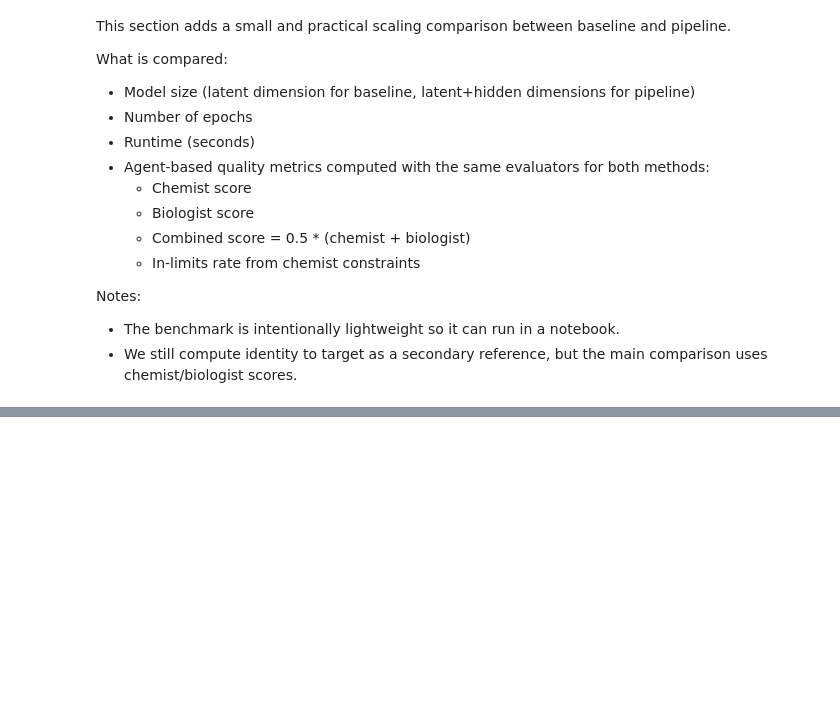
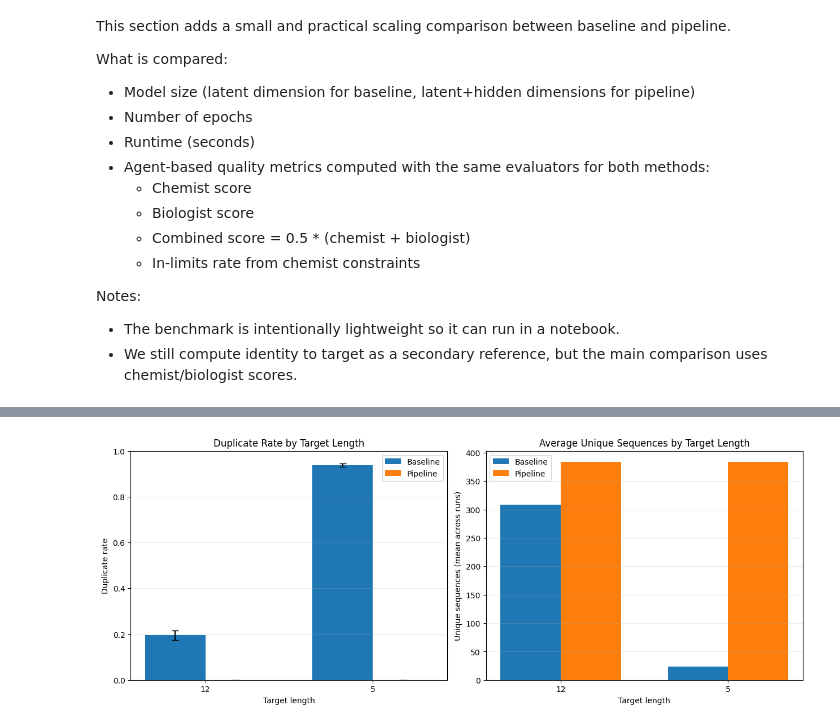
Before and after one commit to Roirtur/multi-expert-peptide-pipeline, a Jupyter notebook: notebooks/experimentation_pipeline_vs_baseline.ipynb, the cells around one changed output, grey strips where cells are left out. Drawn from its saved outputs; the diff is of its cells as text; code cells hidden in the pictures; blank space fills up the shorter version.

```diff
--- a/notebooks/experimentation_pipeline_vs_baseline.ipynb
+++ b/notebooks/experimentation_pipeline_vs_baseline.ipynb
@@ -1078,0 +1775,94 @@ Target Properties:
+# %%
+import matplotlib.pyplot as plt
+import numpy as np
+import pandas as pd
+
+if "hardness_variety_summary_df" not in globals() or hardness_variety_summary_df.empty:
+    print("Run the hard target-length experiment cell first to generate hardness_variety_summary_df.")
+else:
+    variety_plot_df = hardness_variety_summary_df.sort_values("target_length", ascending=False).copy()
+    labels = [str(int(v)) for v in variety_plot_df["target_length"].tolist()]
+    x = np.arange(len(labels))
+    width = 0.36
+
+    baseline_dup_rate = variety_plot_df["baseline_duplicate_rate_mean"].to_numpy(dtype=float)
+    pipeline_dup_rate = variety_plot_df["pipeline_duplicate_rate_mean"].to_numpy(dtype=float)
+    baseline_dup_err = variety_plot_df["baseline_duplicate_rate_std"].fillna(0.0).to_numpy(dtype=float)
+    pipeline_dup_err = variety_plot_df["pipeline_duplicate_rate_std"].fillna(0.0).to_numpy(dtype=float)
+
+    baseline_unique = variety_plot_df["baseline_unique_mean"].to_numpy(dtype=float)
+    pipeline_unique = variety_plot_df["pipeline_unique_mean"].to_numpy(dtype=float)
+
+    fig, axes = plt.subplots(1, 2, figsize=(12.5, 4.8), constrained_layout=True)
+
+    axes[0].bar(
+        x - width / 2,
+        baseline_dup_rate,
+        width,
+        yerr=baseline_dup_err,
+        capsize=4,
+        label="Baseline",
+    )
+    axes[0].bar(
+        x + width / 2,
+        pipeline_dup_rate,
+        width,
+        yerr=pipeline_dup_err,
+        capsize=4,
+        label="Pipeline",
+    )
+    axes[0].set_title("Duplicate Rate by Target Length")
+    axes[0].set_xlabel("Target length")
+    axes[0].set_ylabel("Duplicate rate")
+    axes[0].set_xticks(x)
+    axes[0].set_xticklabels(labels)
+    axes[0].set_ylim(0.0, 1.0)
+    axes[0].grid(axis="y", alpha=0.25)
+    axes[0].legend()
+
+    axes[1].bar(
+        x - width / 2,
+        baseline_unique,
+        width,
+        label="Baseline",
+    )
+    axes[1].bar(
+        x + width / 2,
+        pipeline_unique,
+        width,
+        label="Pipeline",
+    )
+    axes[1].set_title("Average Unique Sequences by Target Length")
+    axes[1].set_xlabel("Target length")
+    axes[1].set_ylabel("Unique sequences (mean across runs)")
+    axes[1].set_xticks(x)
+    axes[1].set_xticklabels(labels)
+    axes[1].grid(axis="y", alpha=0.25)
+    axes[1].legend()
+
+    plt.show()
+
+    method_rows = []
+    for _, row in variety_plot_df.iterrows():
+        target_len = int(row["target_length"])
+        method_rows.append({
+            "target_length": target_len,
+            "method": "baseline",
+            "generated_mean": float(row["baseline_generated_mean"]),
+            "unique_mean": float(row["baseline_unique_mean"]),
+            "duplicate_mean": float(row["baseline_duplicate_mean"]),
+            "duplicate_rate_mean": float(row["baseline_duplicate_rate_mean"]),
+        })
+        method_rows.append({
+            "target_length": target_len,
+            "method": "pipeline",
+            "generated_mean": float(row["pipeline_generated_mean"]),
+            "unique_mean": float(row["pipeline_unique_mean"]),
+            "duplicate_mean": float(row["pipeline_duplicate_mean"]),
+            "duplicate_rate_mean": float(row["pipeline_duplicate_rate_mean"]),
+        })
+
+    method_variety_df = pd.DataFrame(method_rows).sort_values(["target_length", "method"], ascending=[False, True])
+    display(method_variety_df)
+# %% [output]
+[figure, added]
```
Also changed, not shown: parts of 9 cells of this notebook, 3 other files.
